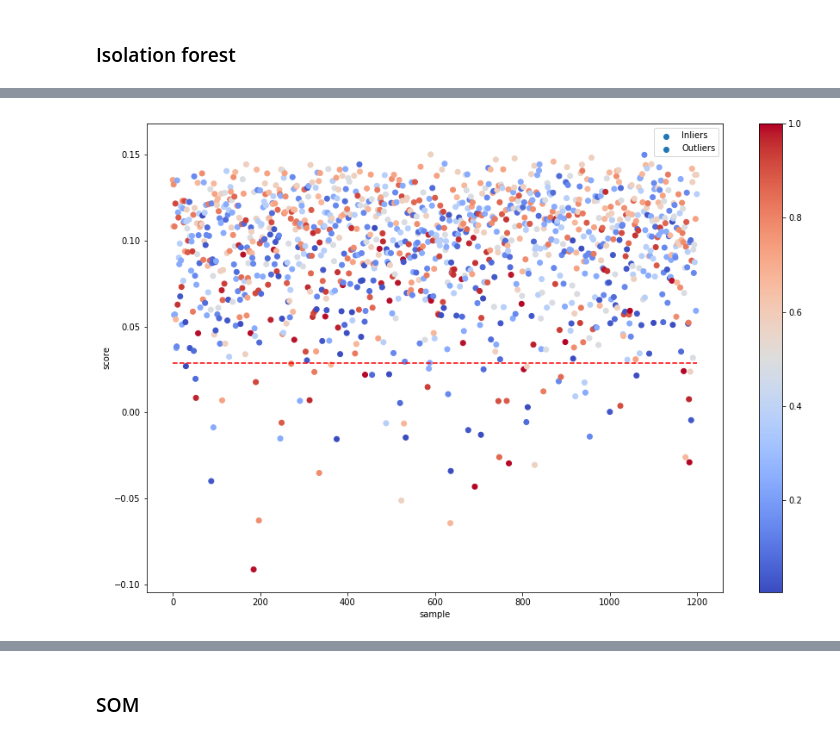
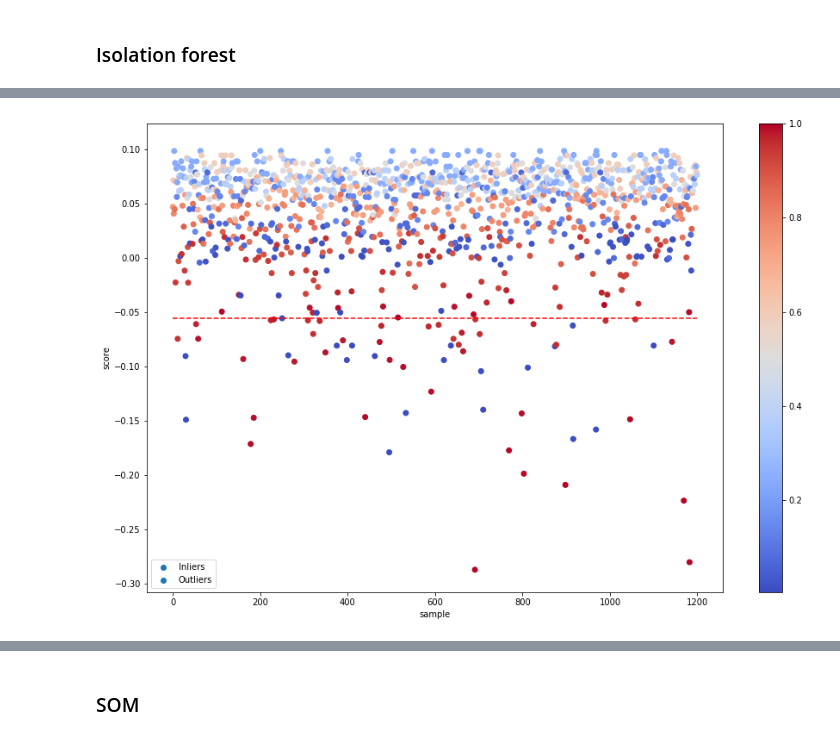
Before and after one commit to Gadiben/AML2018, a Jupyter notebook: Notebooks/challenges/Scikitlearn_Tree.ipynb, the cells around one changed output, grey strips where cells are left out. Saved outputs shown, nothing was run; the diff lists cells and outputs as text; code cells hidden in the pictures.

```diff
--- a/Notebooks/challenges/Scikitlearn_Tree.ipynb
+++ b/Notebooks/challenges/Scikitlearn_Tree.ipynb
@@ -117,9 +182,9 @@ array([[1],
 clf = DecisionTreeRegressor()
 clf = clf.fit(X_scaled, Y)
 feature_importances_forest = clf.feature_importances_
-sort_index_forest = np.argsort(feature_importances)
+sort_index_forest = np.argsort(feature_importances_forest)
 
-clf = RandomForestRegressor()
+clf = RandomForestRegressor(n_estimators=100)
 clf = clf.fit(X_scaled, Y)
 feature_importances = clf.feature_importances_
 sort_index = np.argsort(feature_importances)
@@ -126,18 +195,18 @@ sort_index = np.argsort(feature_importances)
 # %%
 fig, ax =plt.subplots(figsize=(20,6))
 ax.semilogy(np.sort(feature_importances_forest)[::-1],'o',label='Single Tree',alpha=0.6)
-locs = ax.set_xticks(np.arange(79))
-ax.set_xticklabels(np.array(kept_columnValues)[sort_index_forest][::-1], rotation='vertical',fontsize=13)
+locs = ax.set_xticks(np.arange(len(kept_columnValues)))
+ax.set_xticklabels(np.array(kept_columnValues)[sort_index_forest][::-1], rotation='vertical',fontsize=11)
 [x.set_color('#000c99') for x in ax.get_xticklabels()]
 
 ax2 = ax.twiny()
 ax2.set_xlim(ax.get_xlim())
-ax2.set_xticks(np.arange(79))
+ax2.set_xticks(np.arange(len(kept_columnValues)))
 
 
 ax.semilogy(np.sort(feature_importances)[::-1],'o',label='Random Forest',alpha=0.6)
-ax2.set_xticks(np.arange(79))
-ax2.set_xticklabels(np.array(kept_columnValues)[sort_index][::-1], rotation='vertical',fontsize=13)
+ax2.set_xticks(np.arange(len(kept_columnValues)))
+ax2.set_xticklabels(np.array(kept_columnValues)[sort_index][::-1], rotation='vertical',fontsize=11)
 [x.set_color('#ff5d00') for x in ax2.get_xticklabels()]
 
 
@@ -220,6 +293,7 @@ plt.show()
 # %%
 testErrors = []
-for i in range(2,80):
+for i in range(2,len(X.columns.values)):
+    if not i%50:print(i)
     pca = PCA(n_components=i)
     principalComponents = pca.fit_transform(X_scaled_array)
     principalDf = pd.DataFrame(data = principalComponents)
@@ -397,8 +477,8 @@ def findOutliers_IsolationForest(X, outliers_fraction):
     threshold = stats.scoreatpercentile(scores_pred,100 * outliers_fraction)
     return scores_pred, y_pred, threshold
 
-#scores_pred, y_pred, threshold = findOutliers_IsolationForest(Y.values.reshape(-1,1), outliers_fraction)
-scores_pred, y_pred, threshold = findOutliers_IsolationForest(pdAllData, outliers_fraction)
+scores_pred, y_pred, threshold = findOutliers_IsolationForest(Y.values.reshape(-1,1), outliers_fraction)
+#scores_pred, y_pred, threshold = findOutliers_IsolationForest(pdAllData, outliers_fraction)
 # %%
 plt.figure(figsize=(14,5))
 plt.subplot(121)
@@ -413,18 +493,19 @@ plt.show()
 # %%
+colors = pdAllData.apply(normHist,axis=1)
 inlier = np.array([[i,scores_pred[i]] for i,x in enumerate(y_pred) if x==1])
 outlier = np.array([[i,scores_pred[i]] for i,x in enumerate(y_pred) if x==-1])
 
 plt.figure(figsize=(15,10))
 plt.scatter(inlier.T[0],inlier.T[1],c=colors.filter(inlier.T[0]),cmap=cmap,label="Inliers")
 plt.scatter(outlier.T[0],outlier.T[1],c=colors.filter(outlier.T[0]),cmap=cmap,label="Outliers")
 plt.plot([0,1199],[threshold]*2,'--',c='red')
 plt.colorbar()
 plt.xlabel("sample")
 plt.ylabel("score")
 plt.legend()
 plt.show()
 # %% [output]
-[figure, old version]
+[figure, new version]
 # %%
 plt.figure(figsize=(10,6))
 plt.scatter(Y,scores_pred,c=colors,cmap=cmap,alpha=0.7)
```
Also changed, not shown: parts of 23 cells of this notebook, 1 other file.
